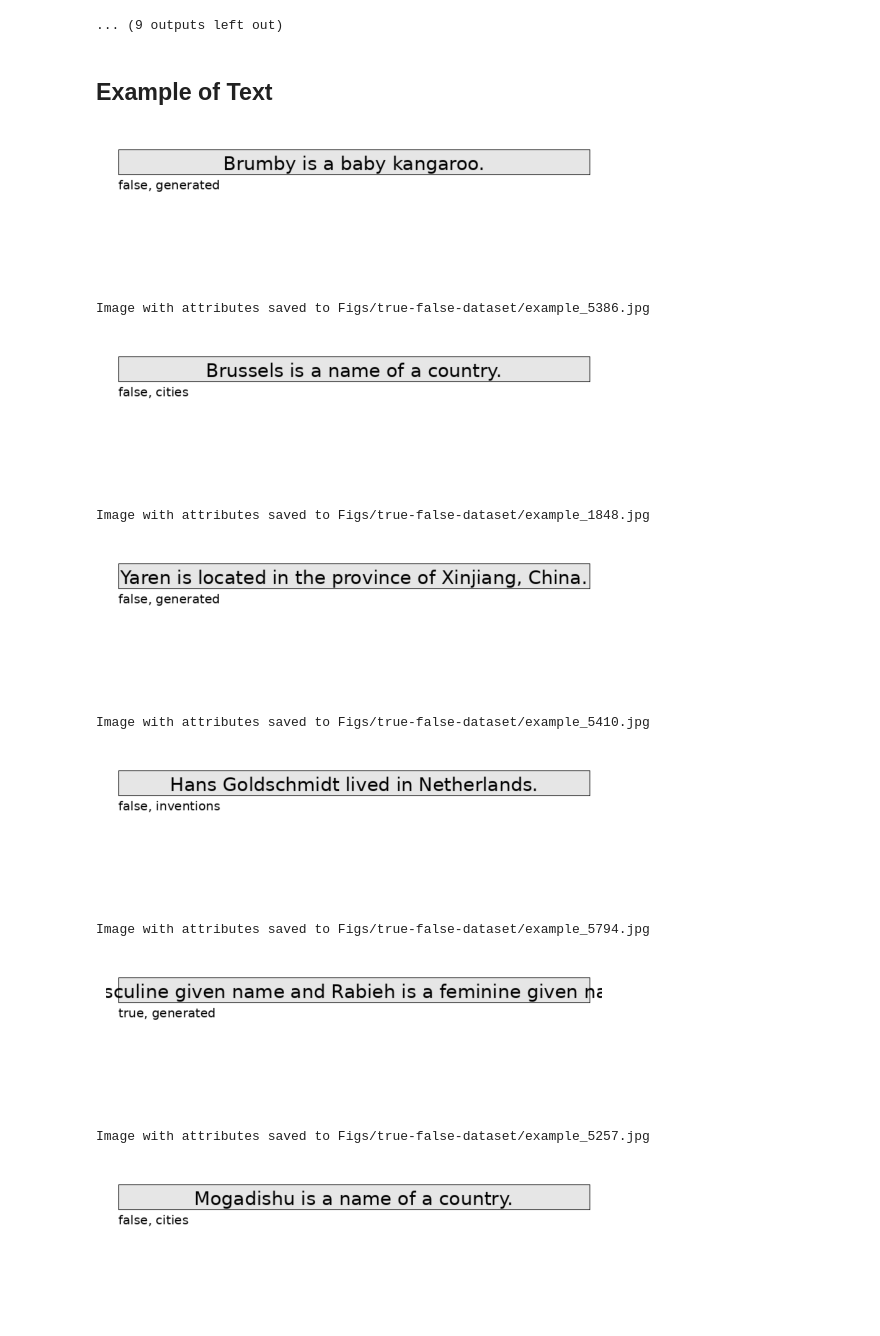
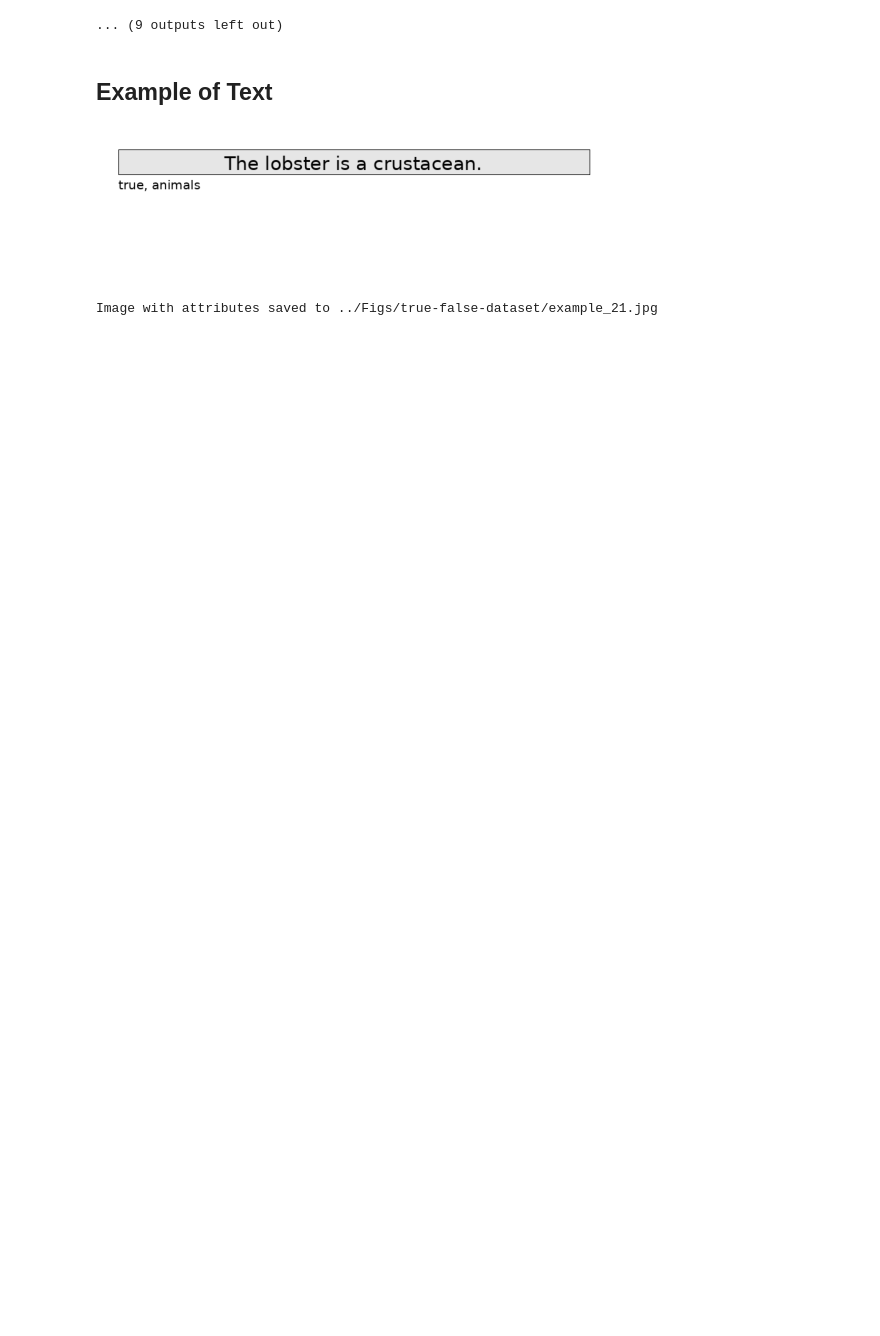
Before and after one commit to cassandra-goldberg/Calibrated_Concepts, a Jupyter notebook: Experiments/Compute-Concepts.ipynb, the cells around one changed output. Cells and saved outputs as stored; diff of their text form; code cells hidden in the pictures; blank space fills up the shorter version.

```diff
--- a/Experiments/Compute-Concepts.ipynb
+++ b/Experiments/Compute-Concepts.ipynb
@@ -489,10 +487,10 @@ Enter the number of the concept category you want to choose (1-4):  1
 # %% [markdown]
 ## Get Info About Datasets
 # %%
-dataset_name = 'CUB'
-metadata = pd.read_csv(f'Data/{dataset_name}/metadata.csv')
+dataset_name = 'true-false-dataset'
+metadata = pd.read_csv(f'../Data/{dataset_name}/metadata.csv')
 print(f"Number of data samples: {len(metadata)}")
-concept_cols = [col for col in metadata.columns if col not in ['image_path', 'class', 'split']]
+concept_cols = [col for col in metadata.columns if col not in ['image_path', 'class', 'split', 'statement']]
 print(f"Number of distinct concepts: {len(concept_cols)}")
 concept_categories = set([col.split("::")[0] for col in concept_cols])
 print(f"Number of distinct concept categories: {len(concept_categories)}")
@@ -513,7 +511,7 @@ for _ in range(10):
     attributes = [attr for attr in info.index if ((attr not in ['image_path', 'class', 'split']) and (info.loc[attr] == 1))]
 
     image_path = info.loc['image_path']
-    img = Image.open(f'Data/{dataset_name}/{image_path}')
+    img = Image.open(f'../Data/{dataset_name}/{image_path}')
 
     # Create a new image with extra space at the bottom to accommodate the text
     text_height = 13 # Adjust the height of the text area
@@ -554,7 +552,7 @@ for _ in range(10):
     plt.show()
 
     # Save the new image with attributes underneath
-    output_image_path = f'Figs/{dataset_name}/example_{i}.jpg'
+    output_image_path = f'../Figs/{dataset_name}/example_{i}.jpg'
     new_img.save(output_image_path, dpi=(500, 500))
     print(f"Image with attributes saved to {output_image_path}")
 # %% [output]
@@ -579,8 +577,9 @@ Example:
 # %% [markdown]
 ## Example of Text
 # %%
-for _ in range(10):
+for _ in range(1):
     i = np.random.randint(len(metadata))
+    i = 21
     info = metadata.iloc[i]
     attributes = [attr for attr in info.index if ((attr not in ['class', 'split']) and (info.loc[attr] == 1))]
 
@@ -623,42 +622,33 @@ for _ in range(10):
     # Wrap the attribute text if it's too wide
     words = attribute_text.split(', ')
     lines = []
     current_line = ""
     for word in words:
         test_line = f"{current_line}, {word}" if current_line else word
         test_bbox = draw.textbbox((0, 0), test_line, font=font)
         test_width = test_bbox[2] - test_bbox[0]
         if test_width <= max_width:
             current_line = test_line
         else:
             lines.append(current_line + ",")  # Add comma at the end of each line
             current_line = word
     lines.append(current_line)  # No comma at the end of the last line
 
     # Draw the wrapped attribute text below the top text
     y_offset = text_height + box_margin + 5  # Position for the first attribute text
     for line in lines:
         draw.text((box_margin, y_offset), line, font=attribute_font, fill="black")
         y_offset += text_height  # Move down for the next line
 
     # Display the image
     plt.imshow(img)
     plt.axis('off')
     plt.show()
 
     # Save the new image with attributes underneath
-    output_image_path = f'Figs/{dataset_name}/example_{i}.jpg'
+    output_image_path = f'../Figs/{dataset_name}/example_{i}.jpg'
     img.save(output_image_path, dpi=(500, 500))
     print(f"Image with attributes saved to {output_image_path}")
 # %% [output]
-[figure, old version]
+[figure, new version]
-Image with attributes saved to Figs/true-false-dataset/example_5386.jpg
+Image with attributes saved to ../Figs/true-false-dataset/example_21.jpg
-[figure, removed]
-Image with attributes saved to Figs/true-false-dataset/example_1848.jpg
-[figure, removed]
-Image with attributes saved to Figs/true-false-dataset/example_5410.jpg
-[figure, removed]
-Image with attributes saved to Figs/true-false-dataset/example_5794.jpg
-[figure, removed]
-Image with attributes saved to Figs/true-false-dataset/example_5257.jpg
-[figure, removed]
```
Also changed, not shown: parts of 5 cells of this notebook, 3 other files.
